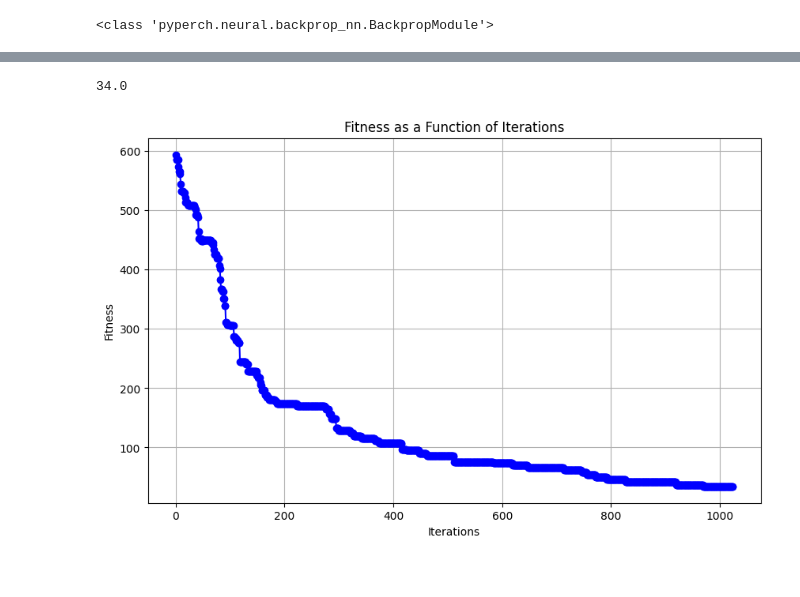
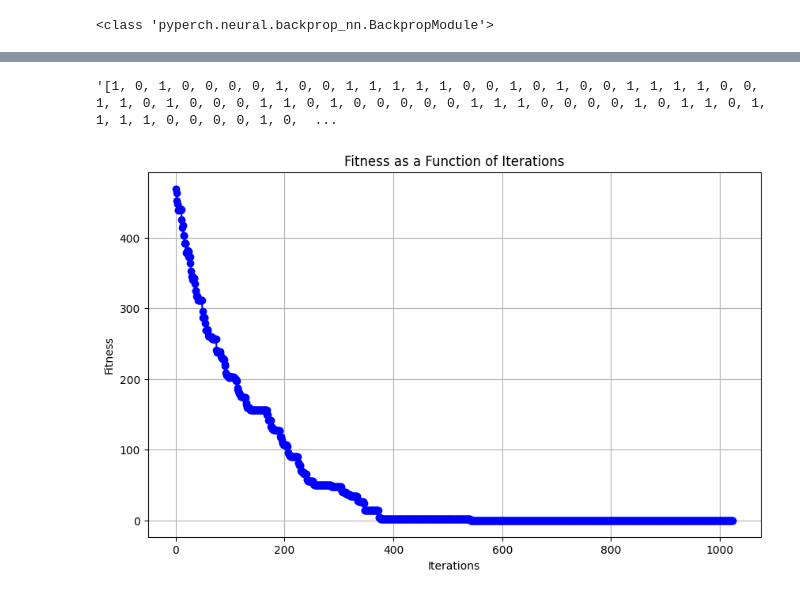
Before and after one commit to mwebster1992/ml_summer2024, a Jupyter notebook: cs7641_a2.ipynb, the cells around one changed output, grey strips where cells are left out. Cells and saved outputs as stored; diff of their text form; code cells hidden in the pictures.

```diff
--- a/cs7641_a2.ipynb
+++ b/cs7641_a2.ipynb
@@ -61,6 +65,7 @@ sa = SARunner(problem=problem,
               iteration_list=2 ** np.arange(11),
               max_attempts=500,
               temperature_list=[0.1, 0.5, 0.75, 1.0, 2.0, 5.0],
-              decay_list=[mlr.GeomDecay])
+              decay_list=[mlr.GeomDecay],
+              init_state=initial_state)
 
-df_run_stats, df_run_curves = sa.run()
+wh_sa_run_stats, wh_sa_run_curves = sa.run()
@@ -67,27 +92,27 @@ df_run_stats, df_run_curves = sa.run()
 # %%
-best_state = df_run_stats.loc[df_run_stats['Fitness'].idxmax()]['State']
-best_fitness = df_run_stats['Fitness'].min()
+best_state = wh_sa_run_stats.loc[wh_sa_run_stats['Fitness'].idxmax()]['State']
+best_fitness = wh_sa_run_stats['Fitness'].min()
 
-best_fitness
+best_state
 # %% [output]
-34.0
+'[1, 0, 1, 0, 0, 0, 0, 1, 0, 0, 1, 1, 1, 1, 1, 0, 0, 1, 0, 1, 0, 0, 1, 1, 1, 1, 0, 0, 1, 1, 0, 1, 0, 0, 0, 1, 1, 0, 1, 0, 0, 0, 0, 0, 1, 1, 1, 0, 0, 0, 0, 1, 0, 1, 1, 0, 1, 1, 1, 1, 0, 0, 0, 0, 1, 0,  ...
 # %%
-agg_fitness = df_run_curves.groupby('Iteration')['Fitness'].mean().reset_index()
+agg_fitness = wh_sa_run_curves.groupby('Iteration')['Fitness'].mean().reset_index()
 
 # Extract iteration and fitness data
 iterations = agg_fitness['Iteration']
 fitness_values = agg_fitness['Fitness']
 
 # Plot the fitness as a function of iterations
 plt.figure(figsize=(10, 6))
 plt.plot(iterations, fitness_values, marker='o', linestyle='-', color='b')
 plt.title('Fitness as a Function of Iterations')
 plt.xlabel('Iterations')
 plt.ylabel('Fitness')
 plt.grid(True)
 plt.show()
 # %% [output]
-[figure, old version]
+[figure, new version]
 # %%
 rhc = RHCRunner(problem=problem,
               experiment_name='warehouse_rhc',
```
Also changed, not shown: parts of 30 cells of this notebook.
